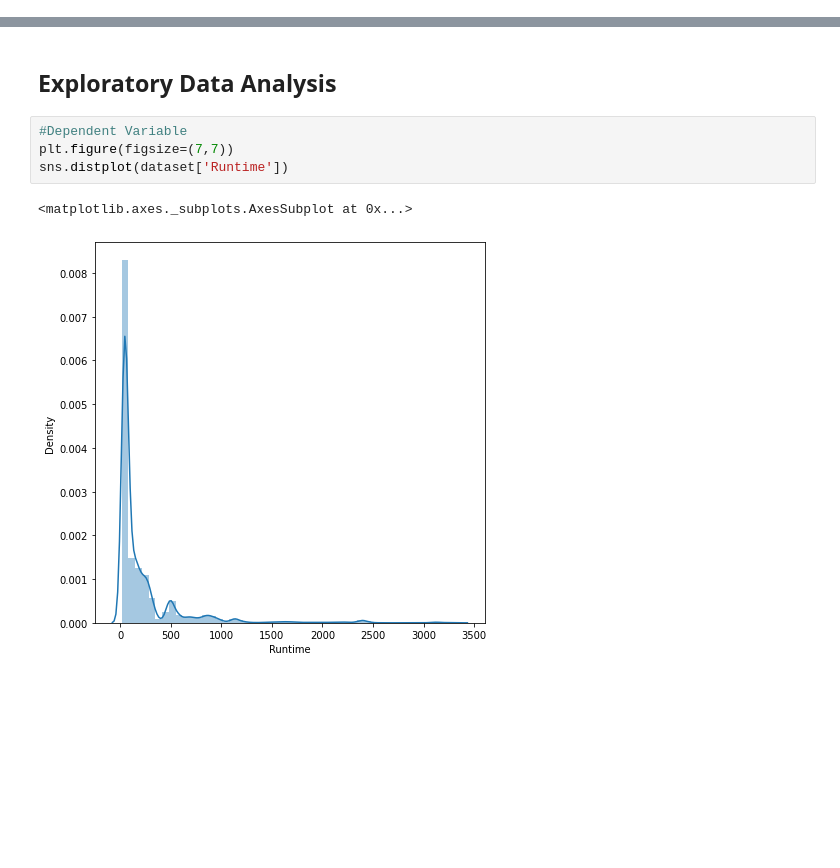
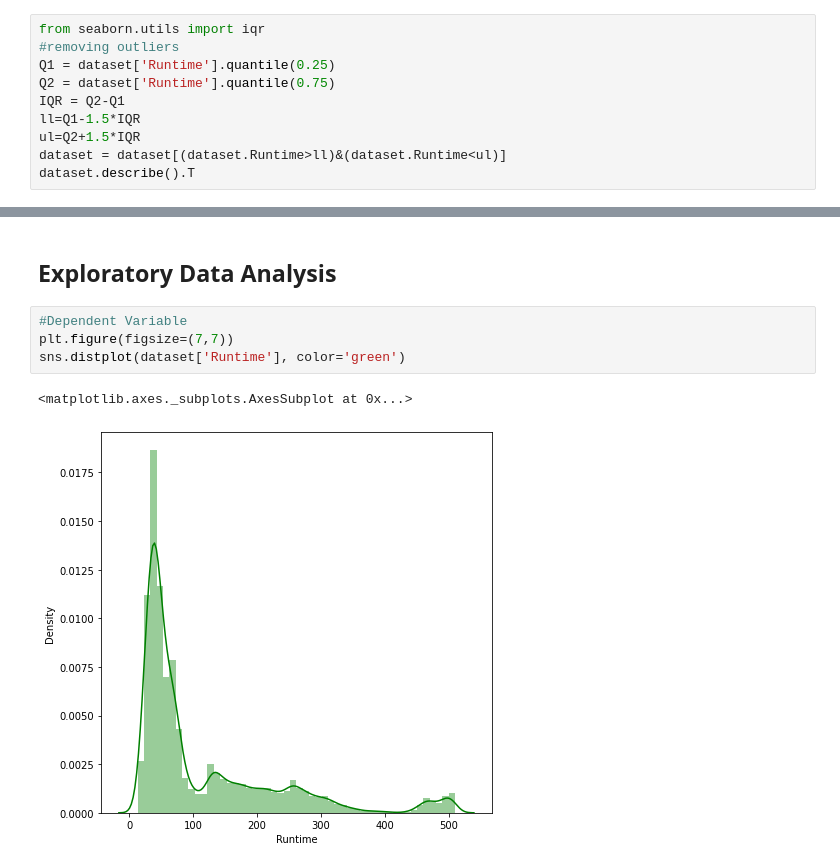
Before and after one commit to SAIKUMAR-AI/SGEMM-GPU-, a Jupyter notebook: SGEMM_GPU_Kernel_Performance.ipynb, the cells around one changed output, grey strips where cells are left out. Drawn from its saved outputs; the diff is of its cells as text; blank space fills up the shorter version.

```diff
--- a/SGEMM_GPU_Kernel_Performance.ipynb
+++ b/SGEMM_GPU_Kernel_Performance.ipynb
@@ -189,0 +221,10 @@ dataset.describe(include='all').T
+# %%
+from seaborn.utils import iqr
+#removing outliers
+Q1 = dataset['Runtime'].quantile(0.25)
+Q2 = dataset['Runtime'].quantile(0.75)
+IQR = Q2-Q1
+ll=Q1-1.5*IQR
+ul=Q2+1.5*IQR
+dataset = dataset[(dataset.Runtime>ll)&(dataset.Runtime<ul)]
+dataset.describe().T
@@ -192,7 +256,7 @@ dataset.describe(include='all').T
 # %%
 #Dependent Variable
 plt.figure(figsize=(7,7))
-sns.distplot(dataset['Runtime'])
+sns.distplot(dataset['Runtime'], color='green')
 # %% [output]
 <matplotlib.axes._subplots.AxesSubplot at 0x...>
-[figure, old version]
+[figure, new version]
```
Also changed, not shown: parts of 14 cells of this notebook.
